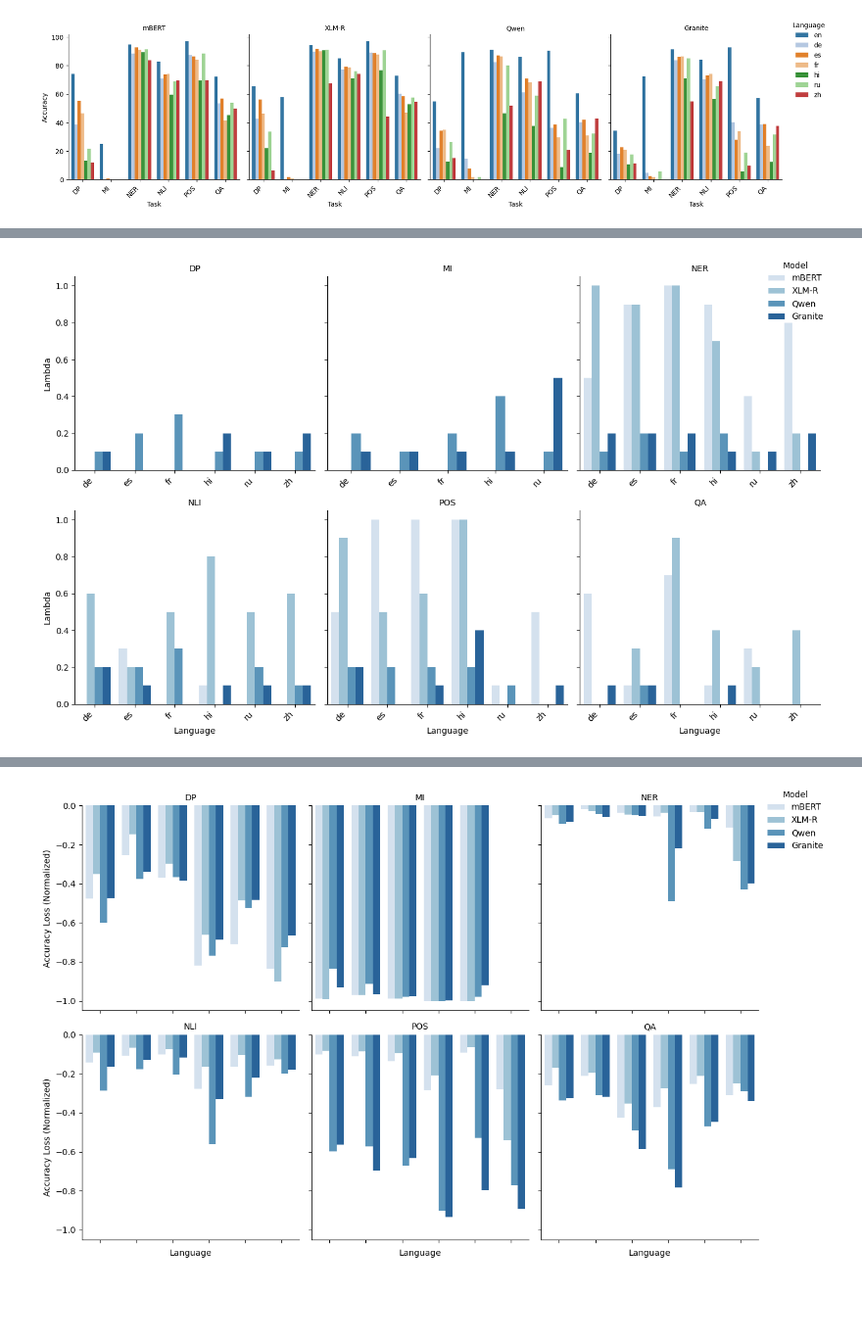
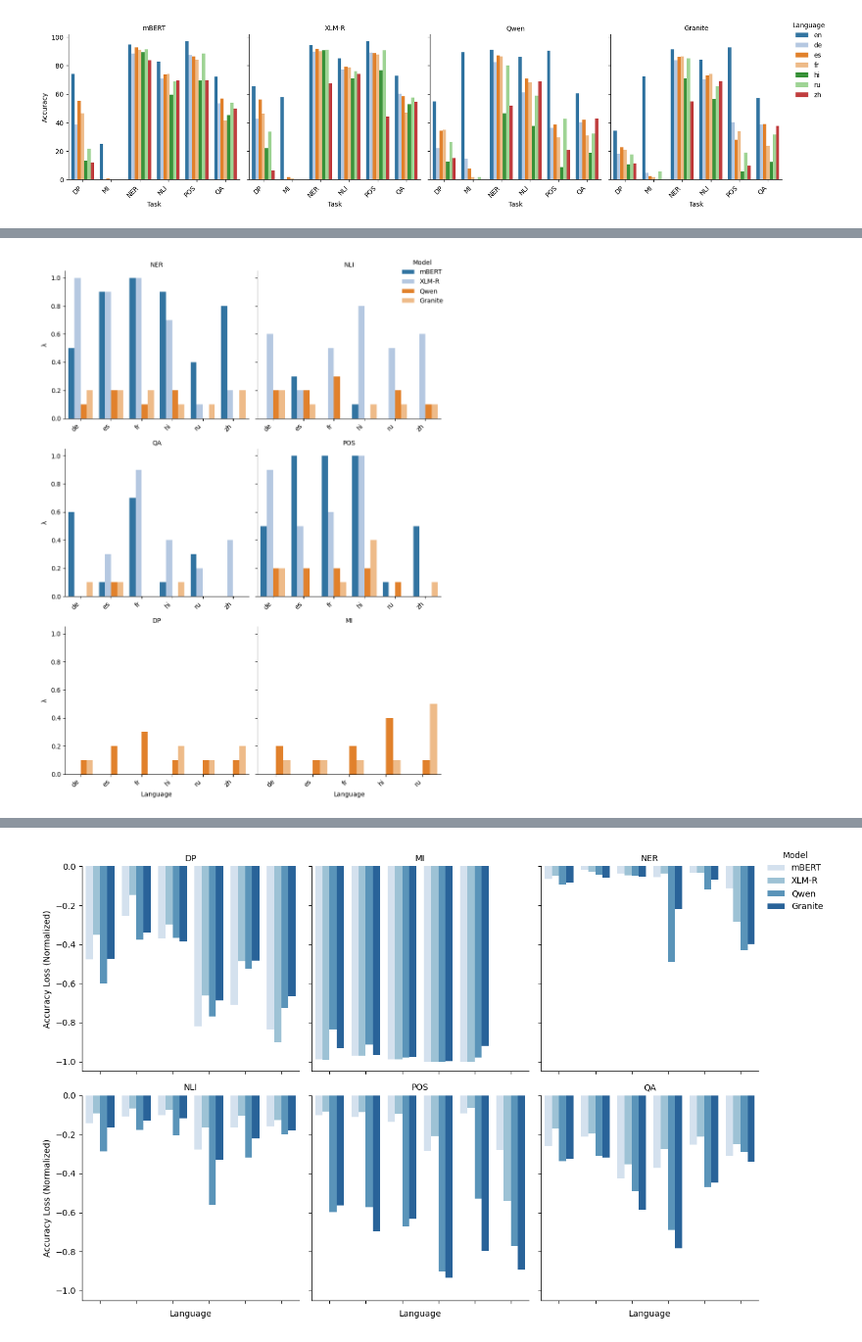
Before and after one commit to erafkin/xling_task_transfer, a Jupyter notebook: notebooks/figure_generation.ipynb, the cells around one changed output, grey strips where cells are left out. Shown at 98% size. Saved outputs shown, nothing was run; the diff lists cells and outputs as text; code cells hidden in the pictures; blank space fills up the shorter version.

```diff
--- a/notebooks/figure_generation.ipynb
+++ b/notebooks/figure_generation.ipynb
@@ -361,39 +353,47 @@ df_remove_en.groupby(["model", "task"])["delta_norm"].mean(), df_remove_en.group
 import seaborn as sns
 import matplotlib.pyplot as plt
 import pandas as pd
+df_sorted = df_test_scores[df_test_scores['language'] != 'base'].copy()
 
+custom_order = ["NER", "NLI", "QA", "POS", "DP", "MI"]
 
+df_sorted["task"] = pd.Categorical(
+    df_sorted["task"],
+    categories=custom_order,
+    ordered=True
+)
 
+df_sorted = df_sorted.sort_values(["task", "language"])
 # --- Create a FacetGrid with 4 subplots, one for each task ---
 g = sns.FacetGrid(
-    df_test_scores[df_test_scores['language'] != 'base'],
+    df_sorted,
     col="task",
-    col_wrap=3,
+    col_wrap=2,
     sharey=True,
     sharex=False,
     height=4,
 )
 
 # --- Map a grouped barplot onto each facet ---
 g.map_dataframe(
     sns.barplot,
     x="language",
     y="lambda",
     hue="model",
-    palette="Blues"
+    palette="tab20"
 )
 
 # --- Customize ---
 g.add_legend(title="Model", loc="upper right")
-g.set_axis_labels("Language", "Lambda")
+g.set_axis_labels("Language", "λ")
 g.set_titles("{col_name}")
 for t, l in zip(g._legend.texts, ["mBERT", "XLM-R"]):
     t.set_text(l)
 # Make x labels readable
 for ax in g.axes.flatten():
     ax.set_xticklabels(ax.get_xticklabels(), rotation=45, ha='right')
 
 plt.tight_layout()
 plt.show()
 # %% [output]
-[figure, old version]
+[figure, new version]
```
Also changed, not shown: parts of 22 cells of this notebook, 9 other files.
